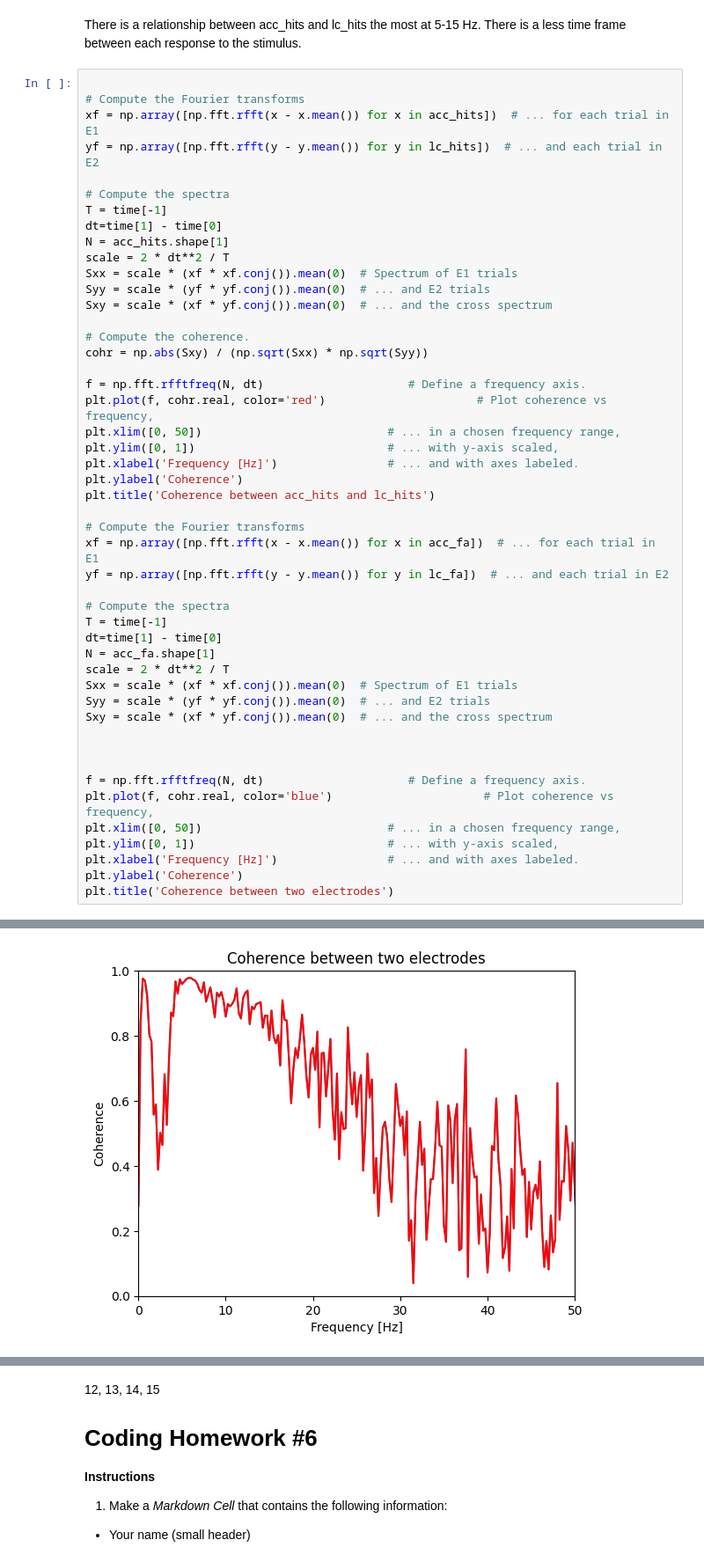
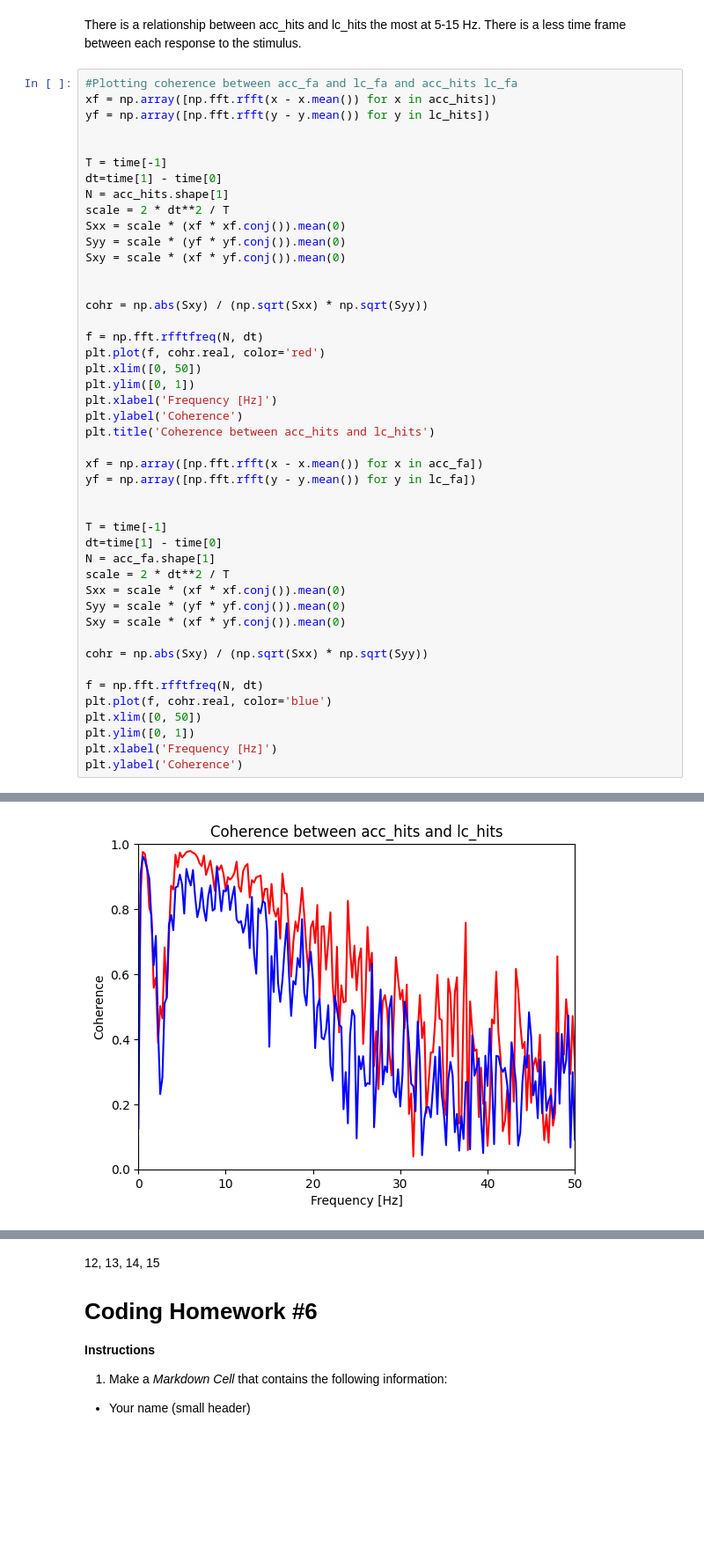
Before and after one commit to zoyaholin/Neur265HOLIN, a Jupyter notebook: coding_homework_6.ipynb, the cells around one changed output, grey strips where cells are left out. Shown at 88% size. Drawn from its saved outputs; the diff is of its cells as text; blank space fills up the shorter version.

```diff
--- a/coding_homework_6.ipynb
+++ b/coding_homework_6.ipynb
@@ -97,51 +97,48 @@ Text(0.5, 1.0, 'Coherence between two electrodes')
 
 There is a relationship between acc_hits and lc_hits the most at 5-15 Hz. There is a less time frame between each response to the stimulus.
 # %%
+#Plotting coherence between acc_fa and lc_fa and acc_hits lc_fa
+xf = np.array([np.fft.rfft(x - x.mean()) for x in acc_hits])
+yf = np.array([np.fft.rfft(y - y.mean()) for y in lc_hits])
 
-# Compute the Fourier transforms
-xf = np.array([np.fft.rfft(x - x.mean()) for x in acc_hits])  # ... for each trial in E1
-yf = np.array([np.fft.rfft(y - y.mean()) for y in lc_hits])  # ... and each trial in E2
 
-# Compute the spectra
 T = time[-1]
 dt=time[1] - time[0]
 N = acc_hits.shape[1]
 scale = 2 * dt**2 / T
-Sxx = scale * (xf * xf.conj()).mean(0)  # Spectrum of E1 trials
-Syy = scale * (yf * yf.conj()).mean(0)  # ... and E2 trials
-Sxy = scale * (xf * yf.conj()).mean(0)  # ... and the cross spectrum
+Sxx = scale * (xf * xf.conj()).mean(0)
+Syy = scale * (yf * yf.conj()).mean(0)
+Sxy = scale * (xf * yf.conj()).mean(0)
 
-# Compute the coherence.
+
 cohr = np.abs(Sxy) / (np.sqrt(Sxx) * np.sqrt(Syy))
 
-f = np.fft.rfftfreq(N, dt)                     # Define a frequency axis.
-plt.plot(f, cohr.real, color='red')                      # Plot coherence vs frequency,
-plt.xlim([0, 50])                           # ... in a chosen frequency range,
-plt.ylim([0, 1])                            # ... with y-axis scaled,
-plt.xlabel('Frequency [Hz]')                # ... and with axes labeled.
+f = np.fft.rfftfreq(N, dt)
+plt.plot(f, cohr.real, color='red')
+plt.xlim([0, 50])
+plt.ylim([0, 1])
+plt.xlabel('Frequency [Hz]')
 plt.ylabel('Coherence')
 plt.title('Coherence between acc_hits and lc_hits')
 
-# Compute the Fourier transforms
-xf = np.array([np.fft.rfft(x - x.mean()) for x in acc_fa])  # ... for each trial in E1
-yf = np.array([np.fft.rfft(y - y.mean()) for y in lc_fa])  # ... and each trial in E2
+xf = np.array([np.fft.rfft(x - x.mean()) for x in acc_fa])
+yf = np.array([np.fft.rfft(y - y.mean()) for y in lc_fa])
 
-# Compute the spectra
+
 T = time[-1]
 dt=time[1] - time[0]
 N = acc_fa.shape[1]
 scale = 2 * dt**2 / T
-Sxx = scale * (xf * xf.conj()).mean(0)  # Spectrum of E1 trials
-Syy = scale * (yf * yf.conj()).mean(0)  # ... and E2 trials
-Sxy = scale * (xf * yf.conj()).mean(0)  # ... and the cross spectrum
+Sxx = scale * (xf * xf.conj()).mean(0)
+Syy = scale * (yf * yf.conj()).mean(0)
+Sxy = scale * (xf * yf.conj()).mean(0)
 
+cohr = np.abs(Sxy) / (np.sqrt(Sxx) * np.sqrt(Syy))
 
-
-f = np.fft.rfftfreq(N, dt)                     # Define a frequency axis.
-plt.plot(f, cohr.real, color='blue')                      # Plot coherence vs frequency,
-plt.xlim([0, 50])                           # ... in a chosen frequency range,
-plt.ylim([0, 1])                            # ... with y-axis scaled,
-plt.xlabel('Frequency [Hz]')                # ... and with axes labeled.
+f = np.fft.rfftfreq(N, dt)
+plt.plot(f, cohr.real, color='blue')
+plt.xlim([0, 50])
+plt.ylim([0, 1])
+plt.xlabel('Frequency [Hz]')
 plt.ylabel('Coherence')
-plt.title('Coherence between two electrodes')
 # %% [output]
@@ -149 +146 @@ Text(0.5, 1.0, 'Coherence between two electrodes')
-[figure, old version]
+[figure, new version]
```
Also changed, not shown: parts of 4 cells of this notebook.
